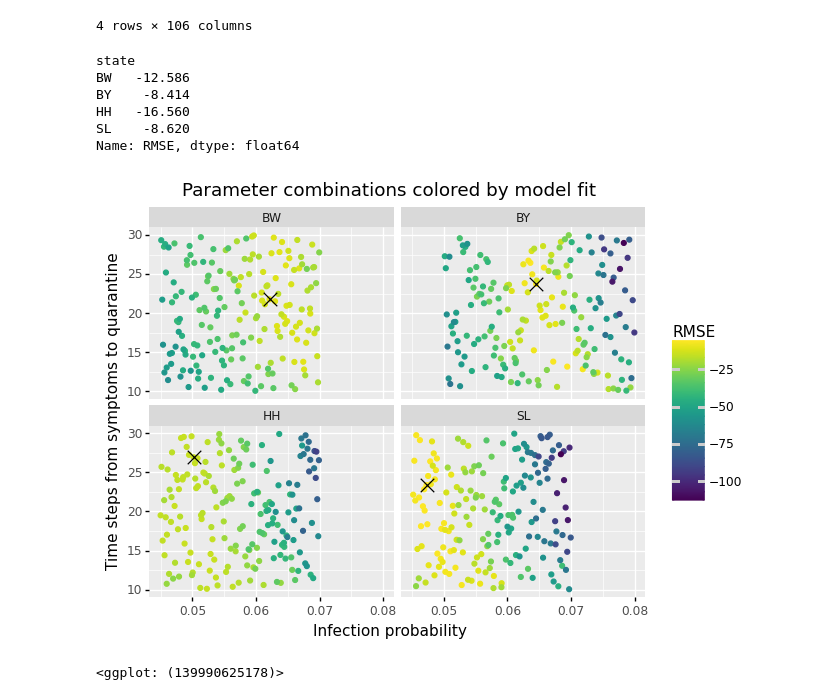
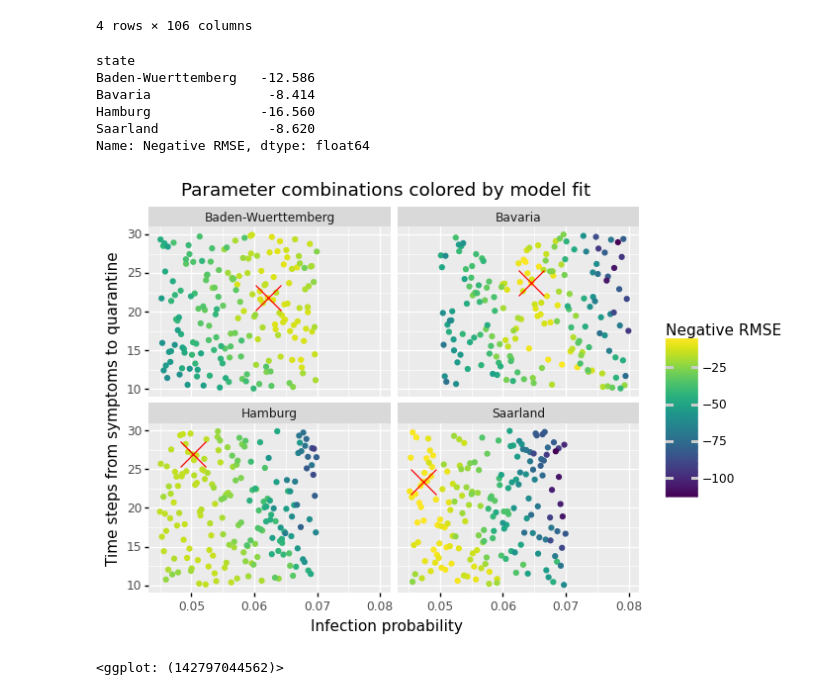
Before and after one commit to mariuzka/covid19_sim, a Jupyter notebook: src/calibration/inspect_params.ipynb, the cells around one changed output. Drawn from its saved outputs; the diff is of its cells as text; code cells hidden in the pictures.

```diff
--- a/src/calibration/inspect_params.ipynb
+++ b/src/calibration/inspect_params.ipynb
@@ -6,19 +6,19 @@ import pandas as pd
 import src
 
 df1 = pd.read_csv(Path.joinpath(src.PATH, "important_outputs", "params", "LHS_BW_2021_01_20.csv"))
-df1["state"] = "BW"
+df1["state"] = "Baden-Wuerttemberg"
 
 
 df2 = pd.read_csv(Path.joinpath(src.PATH, "important_outputs", "params", "LHS_HH_2021_01_22.csv"))
-df2["state"] = "HH"
+df2["state"] = "Hamburg"
 
 
-df3 = pd.read_csv(Path.joinpath(src.PATH, "important_outputs", "params", "LHS_SAAR_2021_01_20.csv"))
-df3["state"] = "SL"
+df3 = pd.read_csv(Path.joinpath(src.PATH, "important_outputs", "params", "LHS_SL_2021_01_20.csv"))
+df3["state"] = "Saarland"
 
 
 df4 = pd.read_csv(Path.joinpath(src.PATH, "important_outputs", "params", "LHS_BY_2021_01_14.csv"))
-df4["state"] = "BY"
+df4["state"] = "Bavaria"
 
 
 df = pd.concat([df1, df2, df3, df4])
@@ -26,7 +26,7 @@ df = pd.concat([df1, df2, df3, df4])
 
 df = df.sort_values(by="like1", ascending=False)
 
-df["RMSE"] = df["like1"]
+df["Negative RMSE"] = df["like1"]
 
 df.head(5)
 # %% [output]
@@ -43,7 +43,7 @@ df2_best = df2[df2["like1"] == df2["like1"].max()]
 df3_best = df3[df3["like1"] == df3["like1"].max()]
 df4_best = df4[df4["like1"] == df4["like1"].max()]
 df_best = pd.concat([df1_best, df2_best, df3_best, df4_best])
-df_best["RMSE"] = df_best["like1"]
+df_best["Negative RMSE"] = -df_best["like1"]
 df_best.head()
 # %% [output]
 |  | like1 | parinfection_prob | parn_ticks_to_quarantine | simulation_0 | simulation_1 | simulation_2 | ... |
@@ -53,25 +53,28 @@ df_best.head()
 | 79 | -8.414 | 0.06450 | 23.73 | 52.10 | 82.06 | 95.50 | ... |
 4 rows × 106 columns
 # %%
-df.groupby("state")["RMSE"].max()
+df.groupby("state")["Negative RMSE"].max()
 # %% [output]
 state
-BW   -12.586
-BY    -8.414
-HH   -16.560
-SL    -8.620
-Name: RMSE, dtype: float64
+Baden-Wuerttemberg   -12.586
+Bavaria               -8.414
+Hamburg              -16.560
+Saarland              -8.620
+Name: Negative RMSE, dtype: float64
 # %%
 from plotnine import ggplot, xlab, ylab, ggtitle, geom_point, aes, facet_wrap
+#theme_set(theme_void())
+g = (
+    ggplot()
+    + facet_wrap("state")
+    + geom_point(data=df, mapping=aes(x="parinfection_prob", y="parn_ticks_to_quarantine", color="Negative RMSE"))
+    + geom_point(data=df_best, mapping=aes(x="parinfection_prob", y="parn_ticks_to_quarantine"), shape="x", size=10, color="red")
+    + ggtitle("Parameter combinations colored by model fit")
+    + xlab("Infection probability")
+    + ylab("Time steps from symptoms to quarantine")
+    )
 
-(ggplot()
-+ facet_wrap("state")
-+ geom_point(data=df, mapping=aes(x="parinfection_prob", y="parn_ticks_to_quarantine", color="RMSE"))
-+ geom_point(data=df_best, mapping=aes(x="parinfection_prob", y="parn_ticks_to_quarantine"), shape="x", size=5)
-+ ggtitle("Parameter combinations colored by model fit")
-+ xlab("Infection probability")
-+ ylab("Time steps from symptoms to quarantine")
-)
+g
 # %% [output]
-[figure, old version]
+[figure, new version]
-<ggplot: (139990625178)>
+<ggplot: (142797044562)>
```
Also changed, not shown: parts of 2 cells of this notebook, 7 other files.
